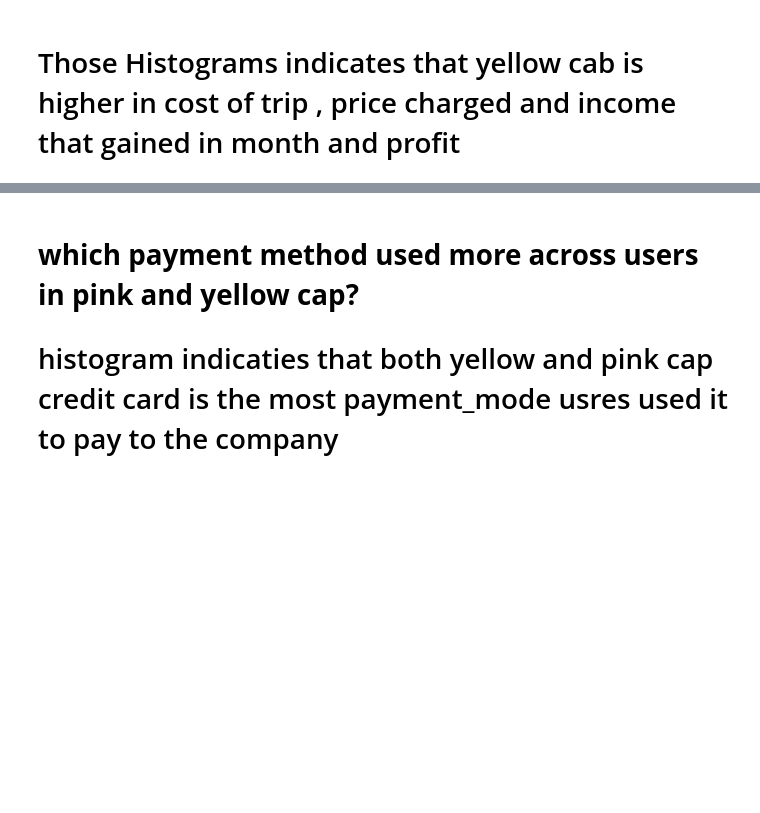
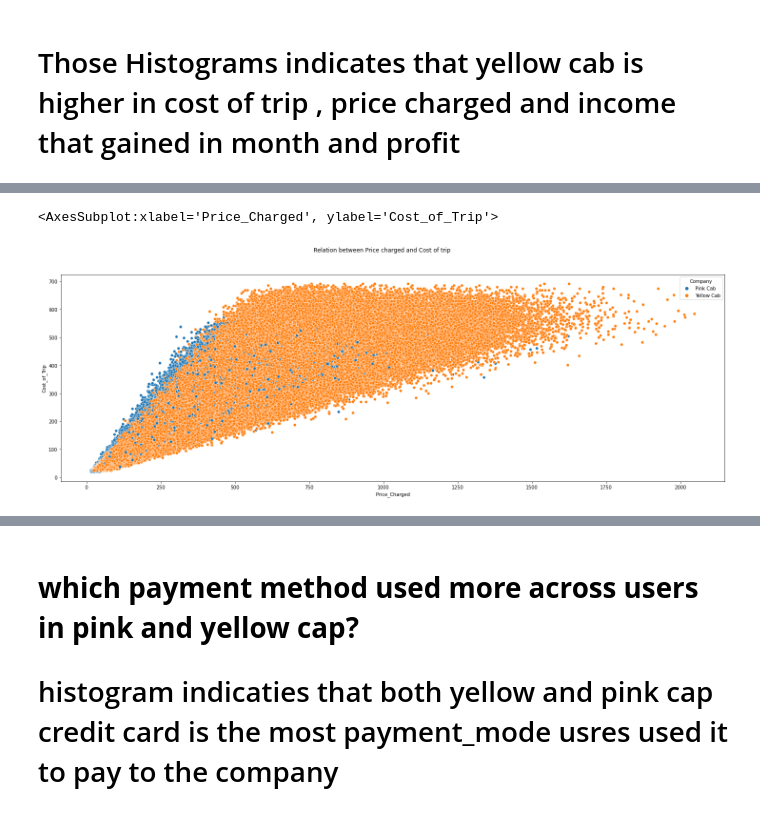
Before and after one commit to Mariamali2001/Data_Glacier_virtual_internship, a Jupyter notebook: Week2/Notebook.ipynb, the cells around one changed output, grey strips where cells are left out. Saved outputs shown, nothing was run; the diff lists cells and outputs as text; code cells hidden in the pictures; blank space fills up the shorter version.

```diff
--- a/Week2/Notebook.ipynb
+++ b/Week2/Notebook.ipynb
@@ -429,0 +447,8 @@ sns.histplot(ax=axes[1][1], data=Final_cab_data , x='Profit' , kde = True , hue=
+# %%
+
+fig,axes = plt.subplots(figsize=(25, 8), sharey=True)
+fig.suptitle('Relation between Price charged and Cost of trip')
+sns.scatterplot(data=Final_cab_data, x='Price_Charged', y='Cost_of_Trip' , hue="Company")
+# %% [output]
+<AxesSubplot:xlabel='Price_Charged', ylabel='Cost_of_Trip'>
+[figure, added]
```
Also changed, not shown: parts of 4 cells of this notebook.
